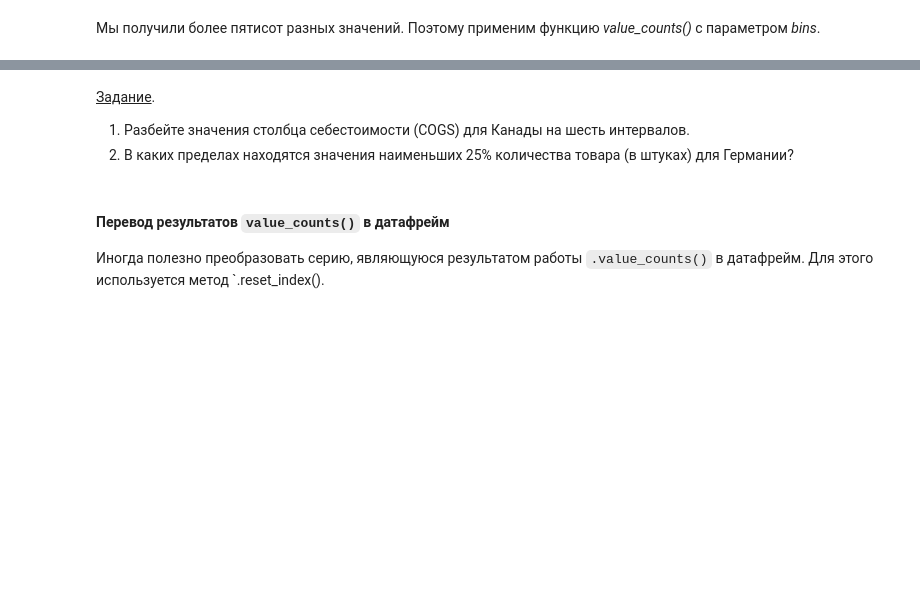
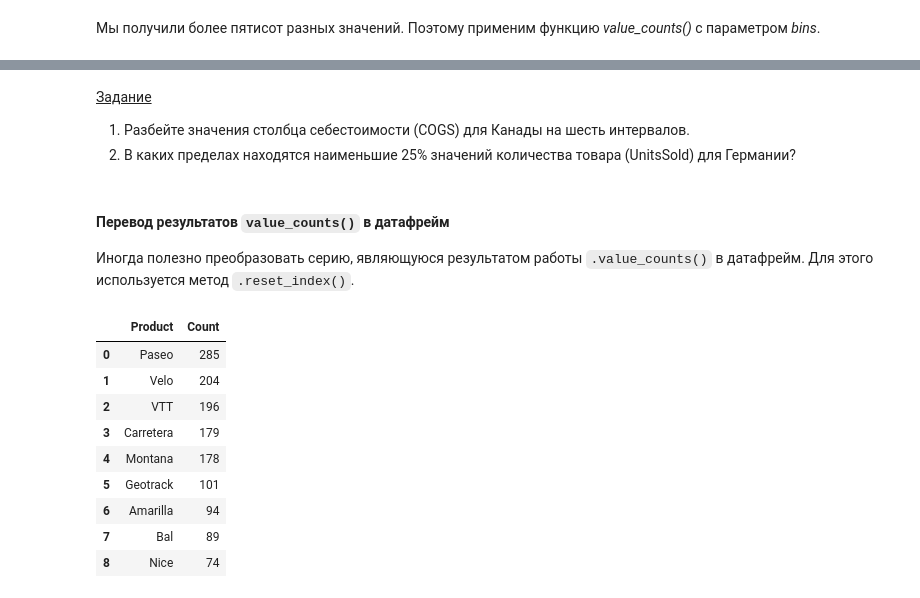
Before and after one commit to DanGlado/PDAPython, a Jupyter notebook: Тема 4/T04 Лекция.ipynb, the cells around one changed output, grey strips where cells are left out. Cells and saved outputs as stored; diff of their text form; code cells hidden in the pictures; blank space fills up the shorter version.

```diff
--- a/Тема 4/T04 Лекция.ipynb
+++ b/Тема 4/T04 Лекция.ipynb
@@ -292,8 +506,8 @@ s
 # %% [markdown]
-<u>Задание</u>.
+<u>Задание</u>
 
 1. Разбейте значения столбца себестоимости (COGS) для Канады на шесть интервалов.
-2. В каких пределах находятся значения наименьших 25% количества товара (в штуках) для Германии?
+2. В каких пределах находятся наименьшие 25% значений количества товара (UnitsSold) для Германии?
 # %% [markdown]
 #### Перевод результатов `value_counts()` в датафрейм
-Иногда полезно преобразовать серию, являющуюся результатом работы `.value_counts()` в датафрейм. Для этого используется метод `.reset_index().
+Иногда полезно преобразовать серию, являющуюся результатом работы `.value_counts()` в датафрейм. Для этого используется метод `.reset_index()`.
@@ -304,0 +514,16 @@ U.sort_values('Interval').plot(kind='bar', )
+# %%
+P = fs['Product'].value_counts()
+P = P.reset_index()
+P.columns=["Product","Count"]
+P
+# %% [output]
+|  | Product | Count |
+| 0 | Paseo | 285 |
+| 1 | Velo | 204 |
+| 2 | VTT | 196 |
+| 3 | Carretera | 179 |
+| 4 | Montana | 178 |
+| 5 | Geotrack | 101 |
+| 6 | Amarilla | 94 |
+| 7 | Bal | 89 |
+| 8 | Nice | 74 |
```
Also changed, not shown: parts of 34 cells of this notebook.
